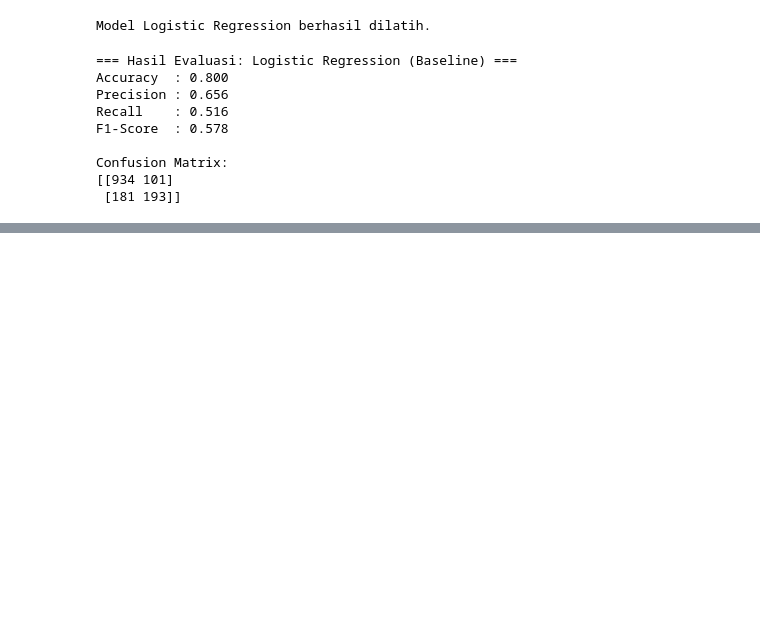
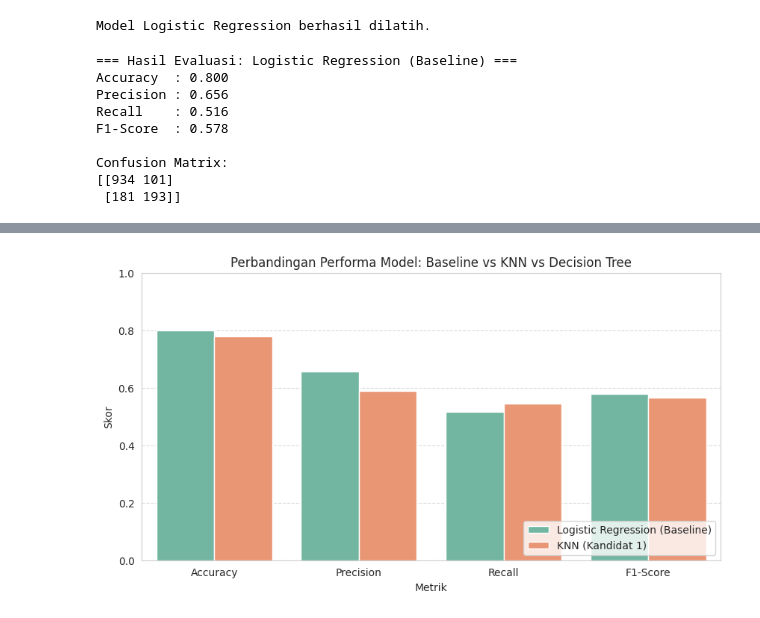
Before and after one commit to carlos1739/analisis_telco, a Jupyter notebook: notebook/churn_analysis.ipynb, the cells around one changed output, grey strips where cells are left out. Cells and saved outputs as stored; diff of their text form; code cells hidden in the pictures; blank space fills up the shorter version.

```diff
--- a/notebook/churn_analysis.ipynb
+++ b/notebook/churn_analysis.ipynb
@@ -697,0 +774,11 @@ Confusion Matrix:
+# %%
+# [Pemilik: Radhit]
+# TUGAS 5: Mengubah hasil evaluasi ke DataFrame dan Menampilkan Tabel
+
+import pandas as pd
+
+# Ubah list hasil_evaluasi menjadi Pandas DataFrame
+df_hasil = pd.DataFrame(hasil_evaluasi)
+
+print("--- TABEL PERBANDINGAN MODEL ---")
+display(df_hasil)
@@ -697,0 +790,17 @@ Confusion Matrix:
+# %%
+# [Pemilik: Radhit]
+# TUGAS 5 (Lanjutan): Visualisasi Grafik Batang Perbandingan Model
+
+# Lakukan melt pada DataFrame yang sudah diubah
+df_plot = df_hasil.melt(id_vars=['Model'], var_name='Metrik', value_name='Skor')
+
+plt.figure(figsize=(10, 5))
+sns.barplot(data=df_plot, x='Metrik', y='Skor', hue='Model', palette='Set2')
+plt.title('Perbandingan Performa Model: Baseline vs KNN vs Decision Tree')
+plt.ylim(0, 1.0)
+plt.ylabel('Skor')
+plt.legend(loc='lower right')
+plt.grid(axis='y', linestyle='--', alpha=0.7)
+plt.show()
+# %% [output]
+[figure, added]
```
Also changed, not shown: parts of 7 cells of this notebook.
